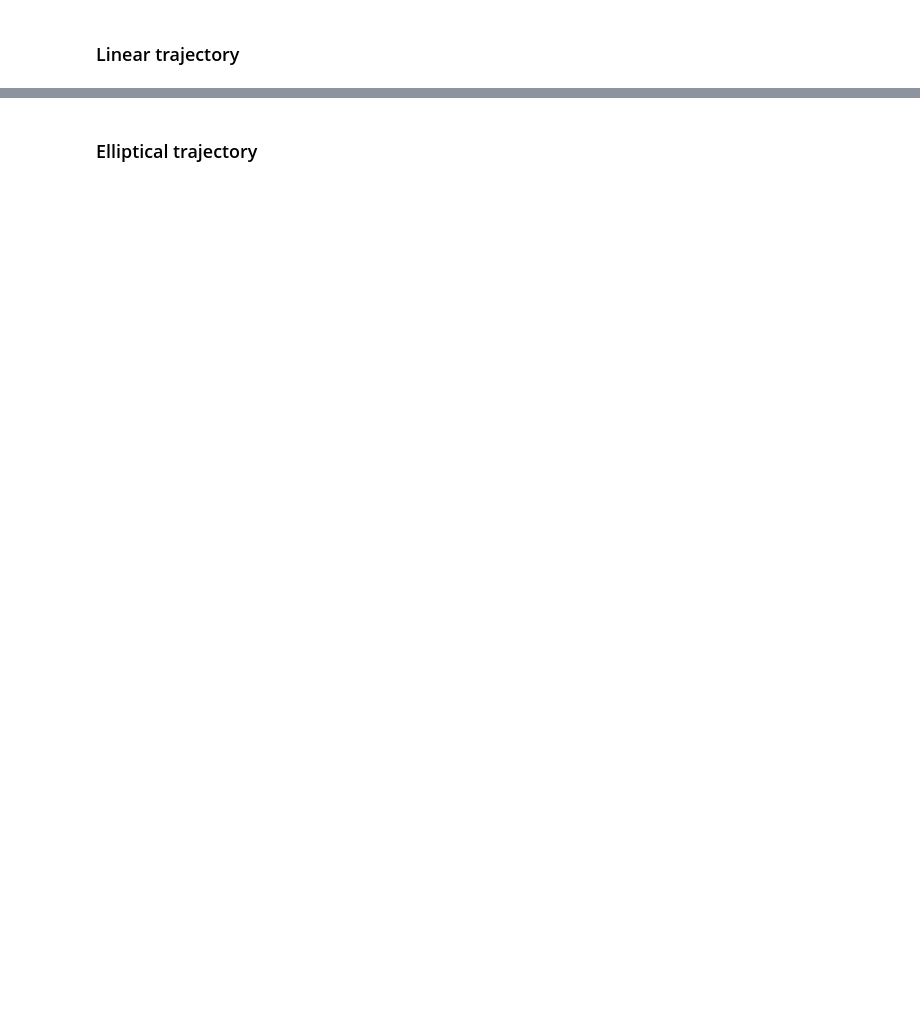
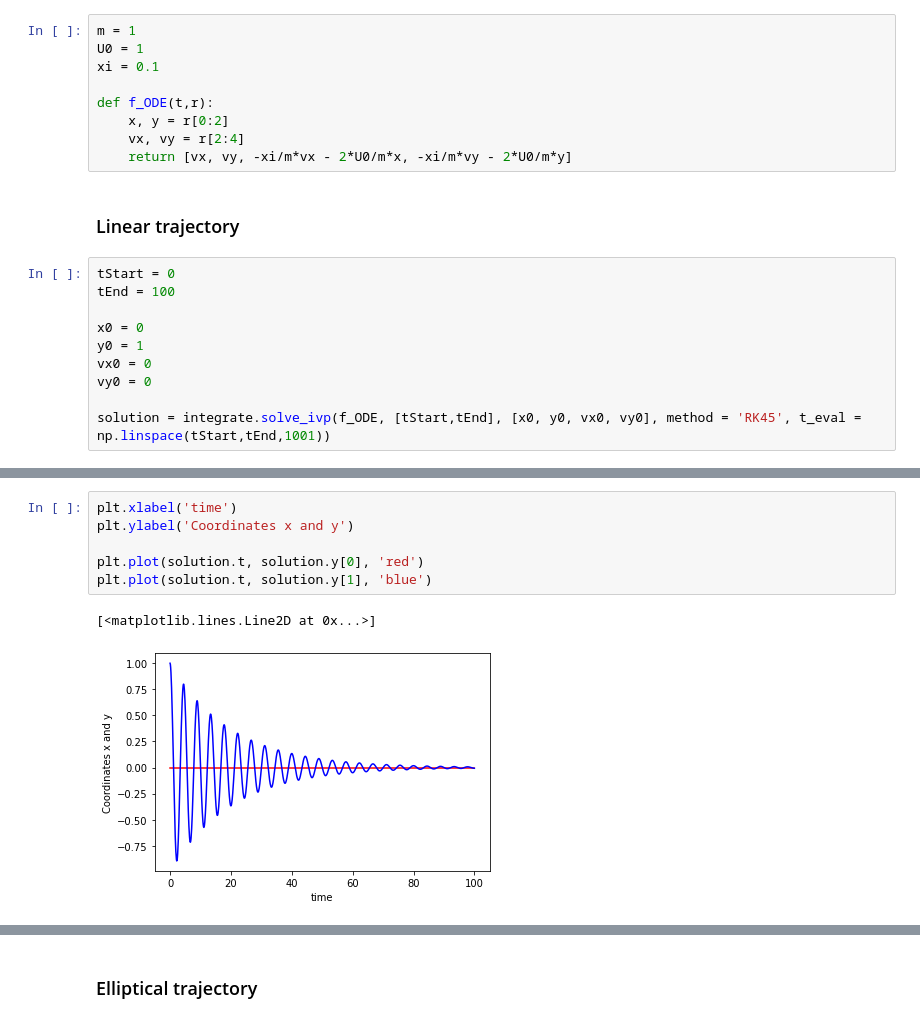
Before and after one commit to Xavier-ML/Computational-Physics-with-Python, a Jupyter notebook: 07a_Multidimensional_rolling_ball_template.ipynb, the cells around one changed output, grey strips where cells are left out. Cells and saved outputs as stored; diff of their text form; blank space fills up the shorter version.

```diff
--- a/07a_Multidimensional_rolling_ball_template.ipynb
+++ b/07a_Multidimensional_rolling_ball_template.ipynb
@@ -79,5 +79,24 @@ Or, going back to our initial nomenclature:
 ### Ball in a bowl
 # %% [markdown]
 **Now we have 2 harmonic oscillators. Therefore, mathematically speaking, we have a four-dimensional system**
+# %%
+m = 1
+U0 = 1
+xi = 0.1
+
+def f_ODE(t,r):
+    x, y = r[0:2]
+    vx, vy = r[2:4]
+    return [vx, vy, -xi/m*vx - 2*U0/m*x, -xi/m*vy - 2*U0/m*y]
 # %% [markdown]
 ### Linear trajectory
+# %%
+tStart = 0
+tEnd = 100
+
+x0 = 0
+y0 = 1
+vx0 = 0
+vy0 = 0
+
+solution = integrate.solve_ivp(f_ODE, [tStart,tEnd], [x0, y0, vx0, vy0], method = 'RK45', t_eval = np.linspace(tStart,tEnd,1001))
@@ -83,0 +112,9 @@ Or, going back to our initial nomenclature:
+# %%
+plt.xlabel('time')
+plt.ylabel('Coordinates x and y')
+
+plt.plot(solution.t, solution.y[0], 'red')
+plt.plot(solution.t, solution.y[1], 'blue')
+# %% [output]
+[<matplotlib.lines.Line2D at 0x...>]
+[figure, added]
```
Also changed, not shown: parts of 4 cells of this notebook.
